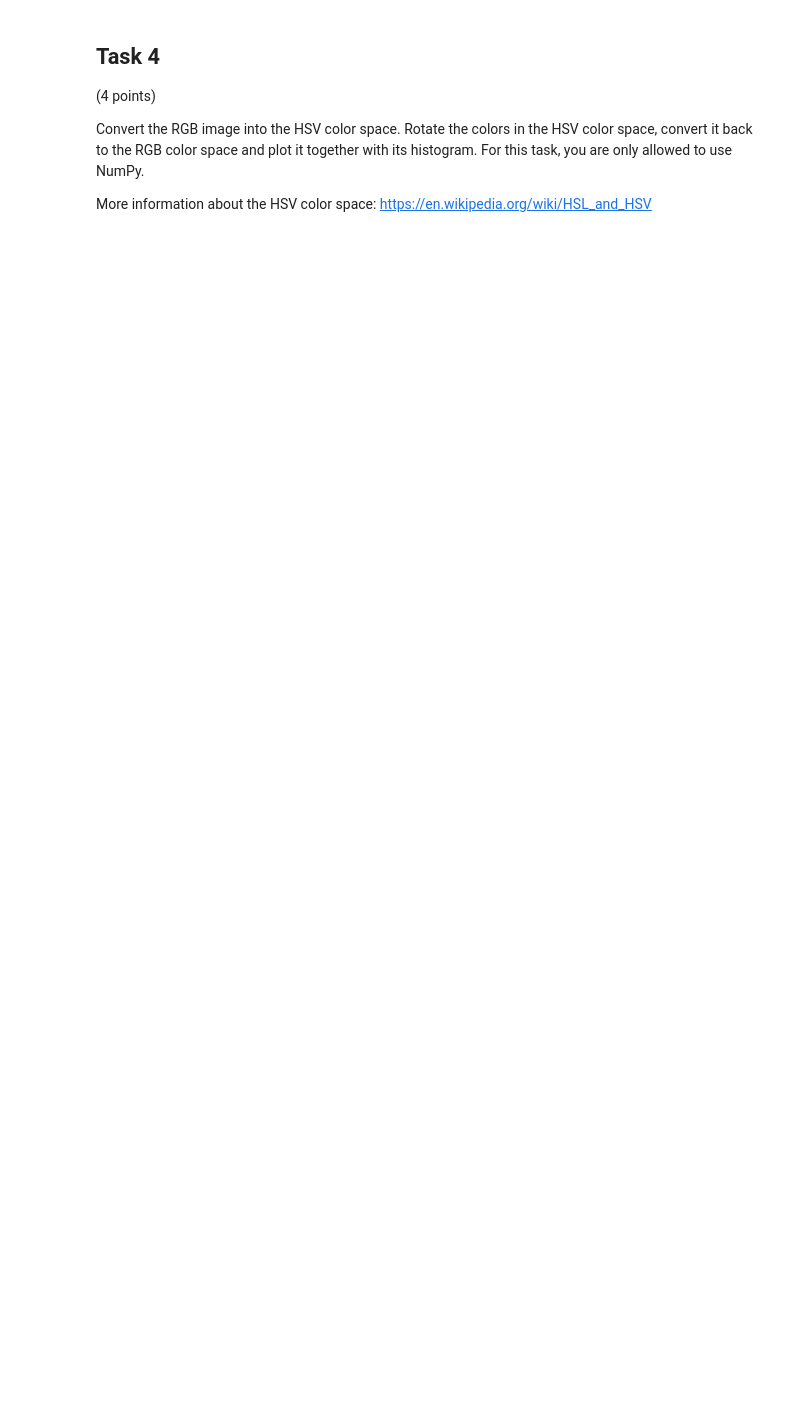
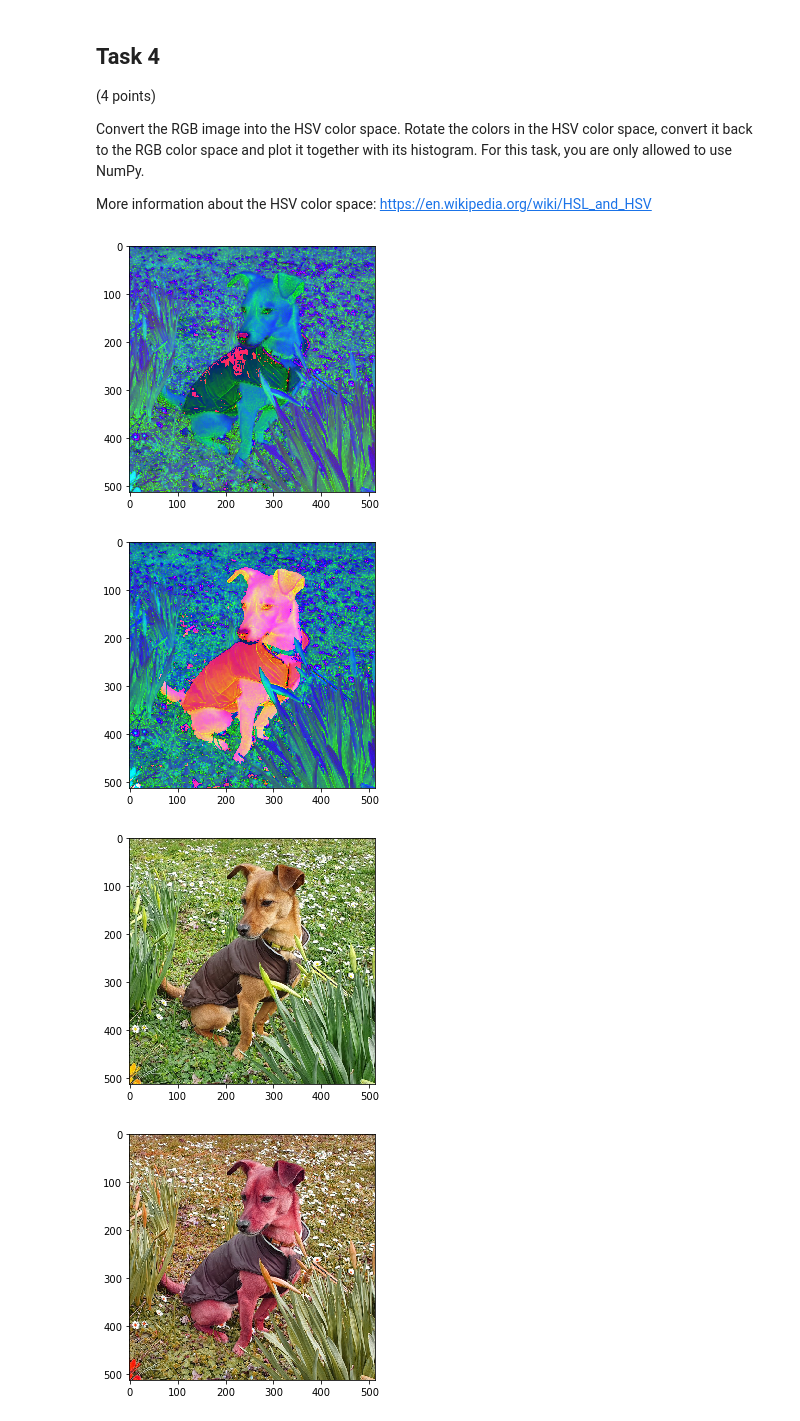
Before and after one commit to sweber31/3dcv-students, a Jupyter notebook: 1.0-tl-scientific-python.ipynb, the cells around one changed output. Cells and saved outputs as stored; diff of their text form; code cells hidden in the pictures; blank space fills up the shorter version.

```diff
--- a/1.0-tl-scientific-python.ipynb
+++ b/1.0-tl-scientific-python.ipynb
@@ -132,23 +175,3 @@ plot_color_histogram(image)
 Convert the RGB image into the HSV color space. Rotate the colors in the HSV color space, convert it back to the RGB color space and plot it together with its histogram. For this task, you are only allowed to use NumPy.
 
 More information about the HSV color space: https://en.wikipedia.org/wiki/HSL_and_HSV
-# %%
-def rgb2hsv(image):
-    '''
-    Convert the rgb image into hsv color space and return it.
-
-    image -- rgb image
-    '''
-    # TODO: implement function
-
-    return hsv
-
-def hsv2rgb(image):
-    '''
-    Convert the hsv image into rgb color space and return it.
-
-    image -- rgb image
-    '''
-    # TODO: implement function
-
-    return rgb.astype(np.uint8)
@@ -155,14 +272,31 @@ def hsv2rgb(image):
 # %%
+plt.figure()
 # Change the color space from rgb to hsv and plot it
-image_hsv = rgb2hsv(image)
+image_hsv = rgb2hsv(image_pepo)
 
-# TODO: plot image
+# plot image
+skimage.io.imshow(image_hsv)
+plt.show()
 
+# Rotate the colors in hsv color space
+image_rot = rotateHue(image_hsv, 320)
+skimage.io.imshow(image_rot)
+plt.show()
 
-# TODO: Rotate the colors in hsv color space
+# Now, convert it back from HSV to RGB and plot it
+image_back = hsv2rgb(image_hsv)
+skimage.io.imshow(image_back)
+plt.show()
 
-
-# TODO: Now, convert it back from HSV to RGB and plot it
-
+image_rot_back = hsv2rgb(image_rot)
+skimage.io.imshow(image_rot_back)
+plt.show()
 
 # TODO: Plot the color histogram of the inverted rgb image
+plot_color_histogram(image_pepo)
+plot_color_histogram(image_rot_back)
+# %% [output]
+[figure, added]
+[figure, added]
+[figure, added]
+[figure, added]
```
Also changed, not shown: parts of 7 cells of this notebook, 1 other file.
